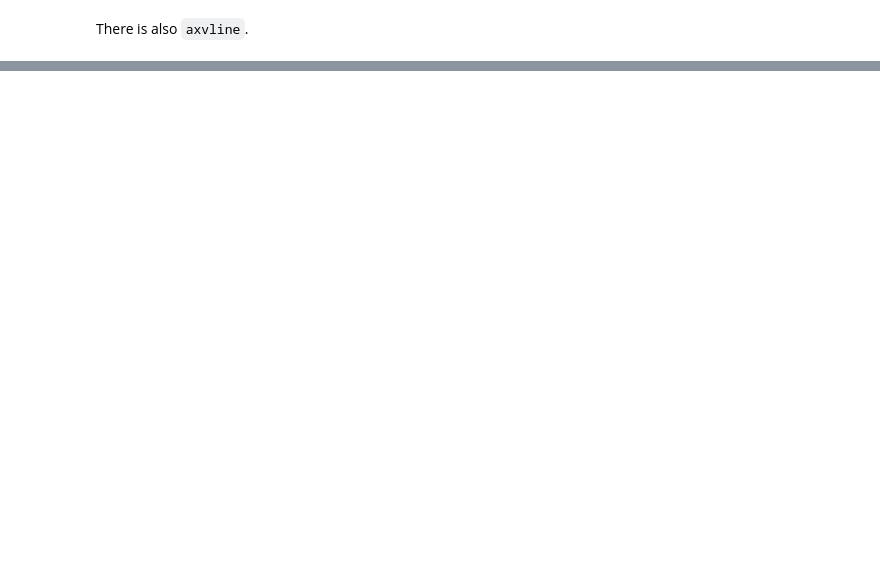
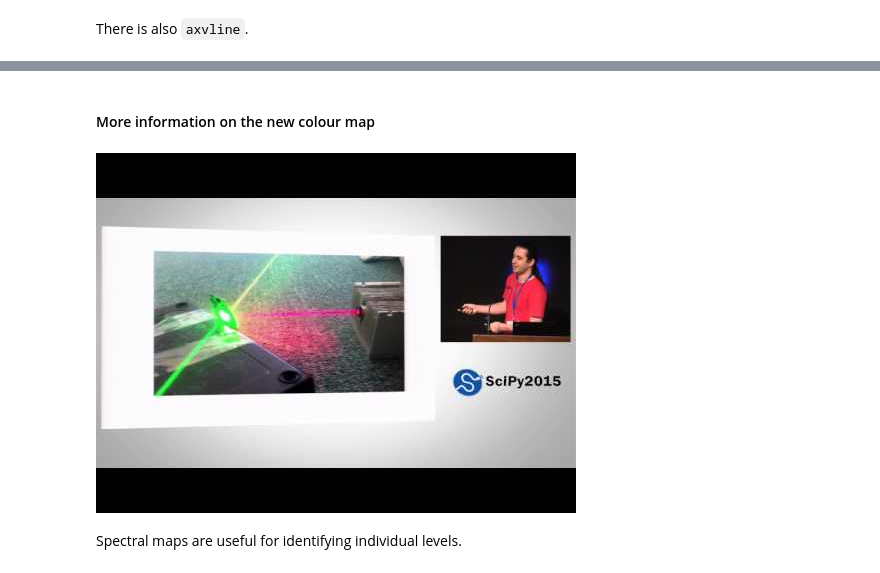
Before and after one commit to tukss/python-slides, a Jupyter notebook: 05-matplotlib/matplotlib.ipynb, the cells around one changed output, grey strips where cells are left out. Cells and saved outputs as stored; diff of their text form; code cells hidden in the pictures; blank space fills up the shorter version.

```diff
--- a/05-matplotlib/matplotlib.ipynb
+++ b/05-matplotlib/matplotlib.ipynb
@@ -288,0 +464,9 @@ plt.axhline(0, ls=':', alpha=0.25, color='k')
+# %% [markdown]
+#### More information on the new colour map
+# %%
+from IPython.display import YouTubeVideo
+YouTubeVideo("xAoljeRJ3lU")
+# %% [output]
+[figure, added]
+# %% [markdown]
+Spectral maps are useful for identifying individual levels.
```
Also changed, not shown: parts of 53 cells of this notebook.
